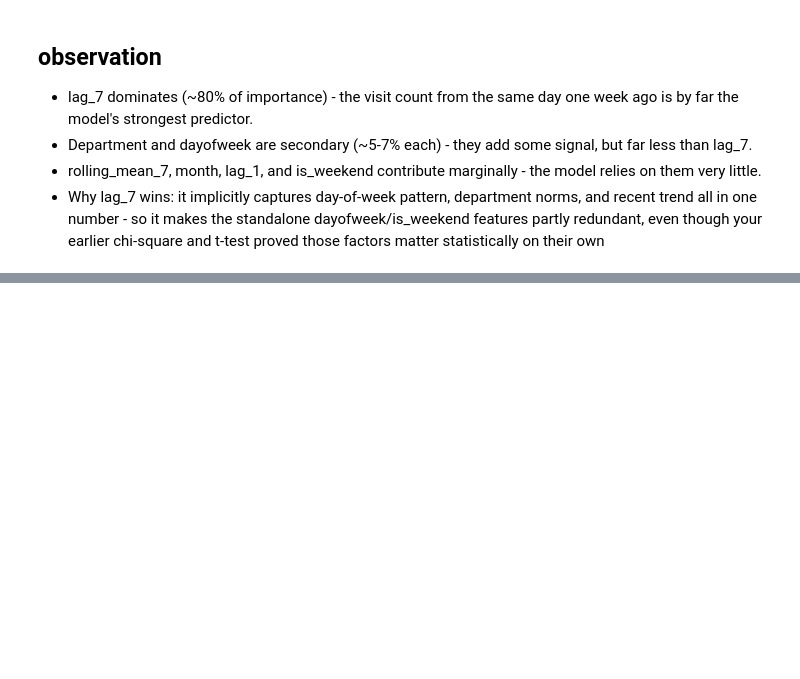
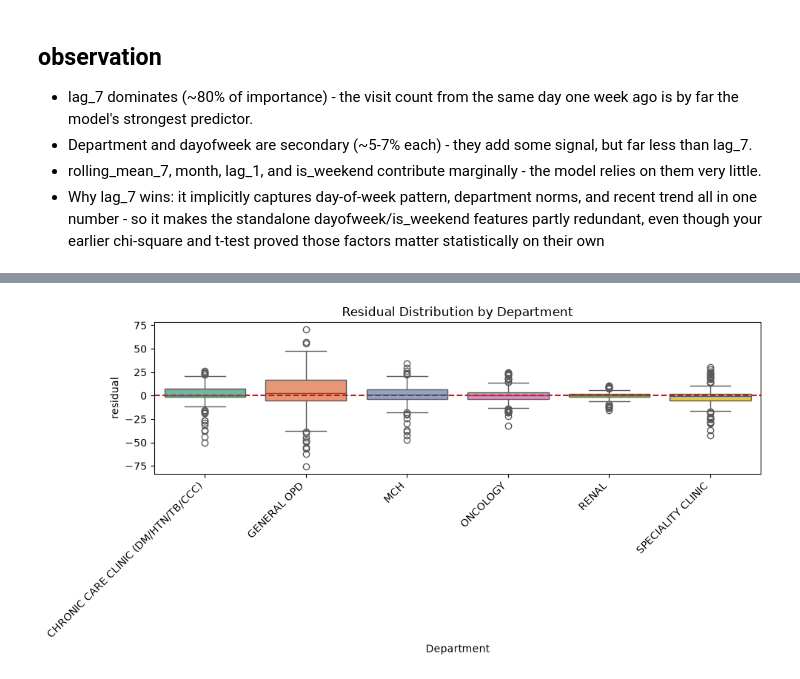
Before and after one commit to wahomelewis396/surge_sentinels, a Jupyter notebook: surge_sentinels.ipynb, the cells around one changed output, grey strips where cells are left out. Saved outputs shown, nothing was run; the diff lists cells and outputs as text; code cells hidden in the pictures; blank space fills up the shorter version.

```diff
--- a/surge_sentinels.ipynb
+++ b/surge_sentinels.ipynb
@@ -1200,0 +1226,11 @@ plt.show()
+# %%
+#Residual distribution by department for the XGBoost model
+plt.figure(figsize=(10,5))
+sns.boxplot(data=test_long, x='Department', y='residual', palette='Set2')
+plt.axhline(0, color='red', linestyle='--')
+plt.xticks(rotation=45, ha='right')
+plt.title('Residual Distribution by Department')
+plt.tight_layout()
+plt.show()
+# %% [output]
+[figure, added]
```
Also changed, not shown: parts of 28 cells of this notebook.
